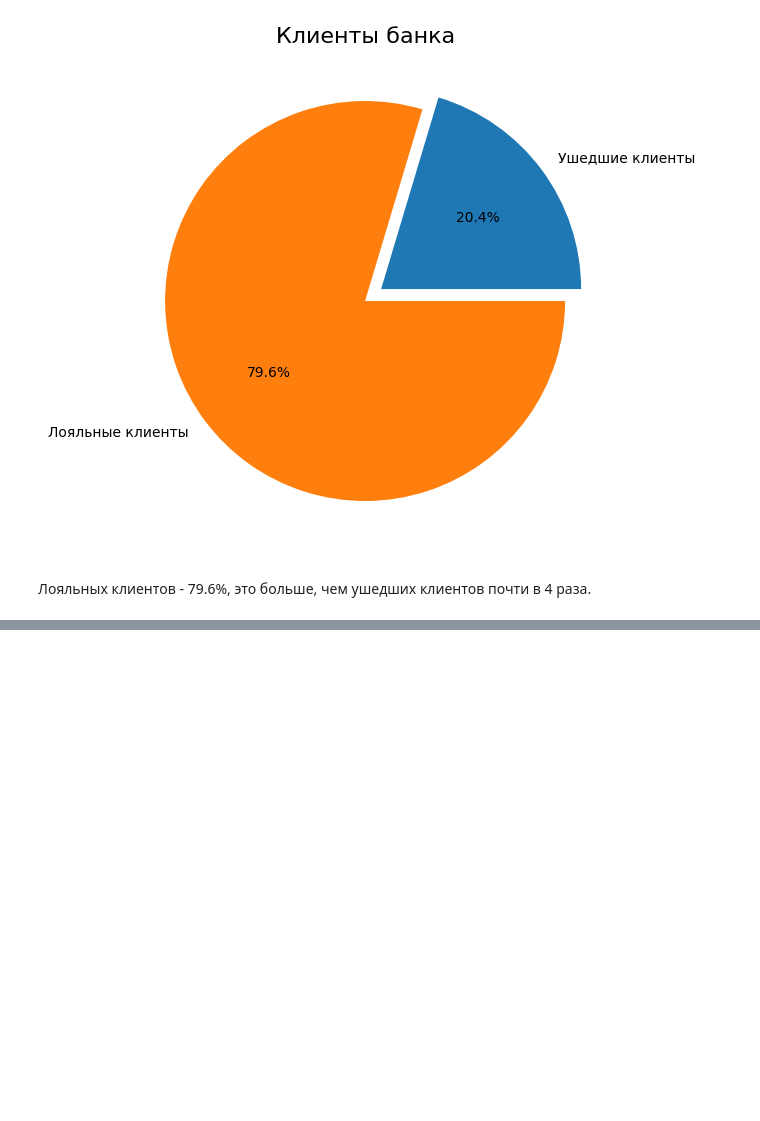
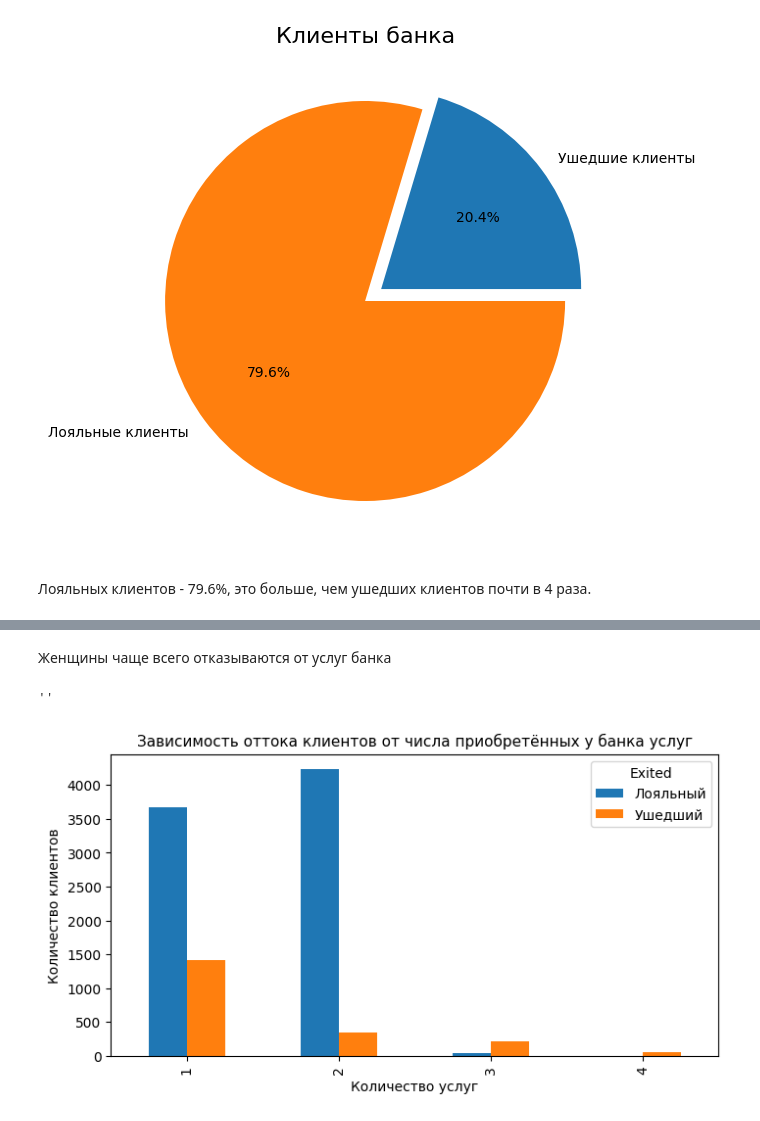
Before and after one commit to Nagliy777/sf_data_science, a Jupyter notebook: IDE/Блок 1/Тестовое.ipynb, the cells around one changed output, grey strips where cells are left out. Drawn from its saved outputs; the diff is of its cells as text; code cells hidden in the pictures; blank space fills up the shorter version.

```diff
--- a/IDE/Блок 1/Тестовое.ipynb
+++ b/IDE/Блок 1/Тестовое.ipynb
@@ -92,0 +137,27 @@ fig
+# %% [markdown]
+Женщины чаще всего отказываются от услуг банка
+# %%
+# Задание №9.7.
+
+pivot= churn_data.pivot_table(
+    'CustomerId',
+    index='NumOfProducts',
+    columns='Exited',
+    aggfunc='count'
+)
+pivot = pivot.fillna(0)
+
+fig, axes = plt.subplots(figsize=(8, 4))
+pivot.plot(
+    kind='bar',
+    ax=axes
+
+)
+axes.set_title('Зависимость оттока клиентов от числа приобретённых у банка услуг', fontsize=11)
+axes.set_xlabel('Количество услуг')
+axes.set_ylabel('Количество клиентов')
+
+;
+# %% [output]
+''
+[figure, added]
```
Also changed, not shown: parts of 21 cells of this notebook, 9 other files.
